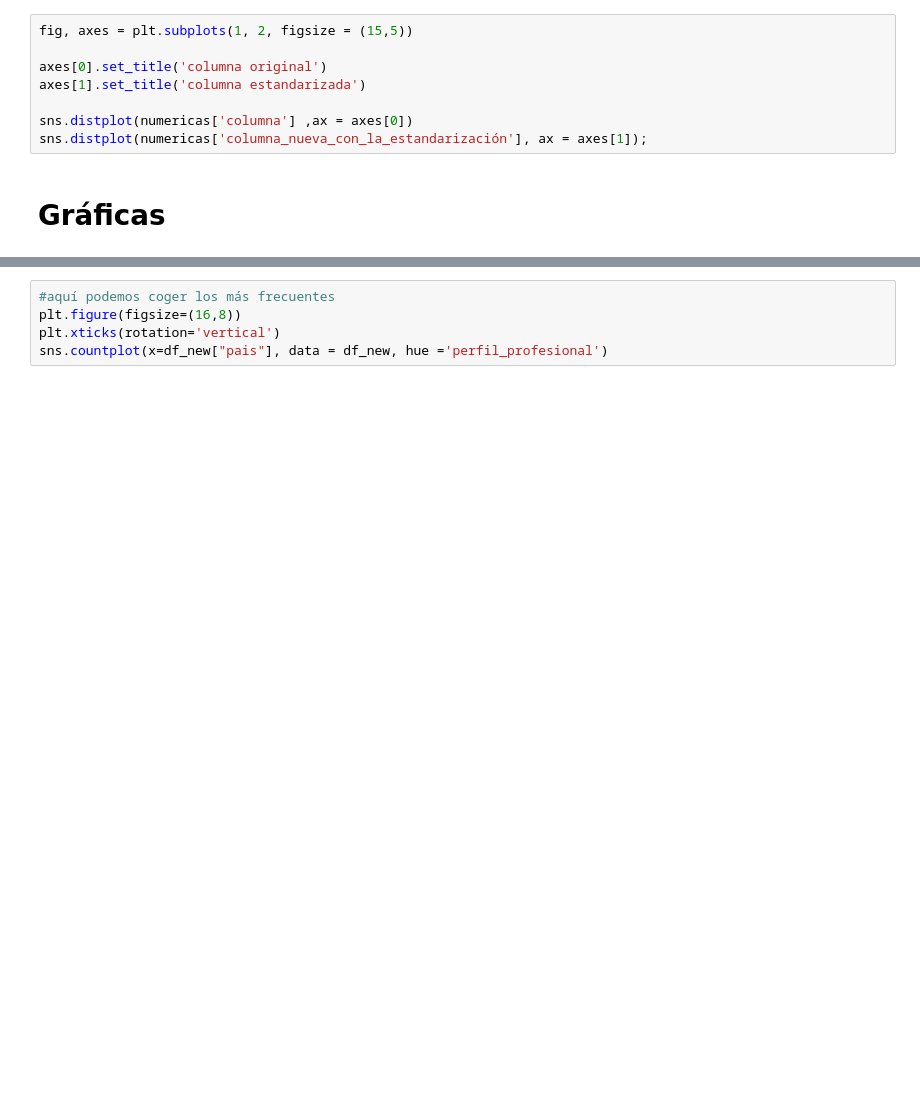
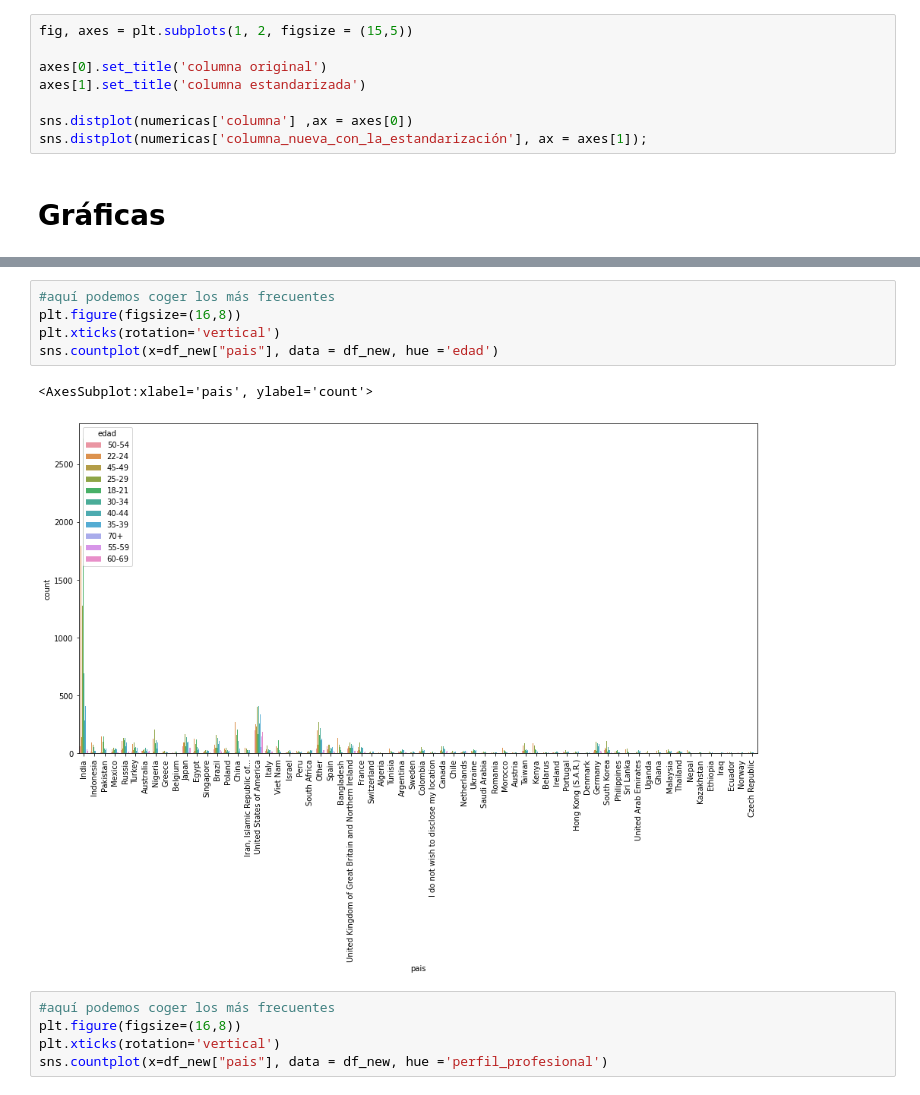
Before and after one commit to Adalab/project-da-promo-A-module-2-team-2, a Jupyter notebook: Proyecto 2- guarrillo copy 2.ipynb, the cells around one changed output, grey strips where cells are left out. Drawn from its saved outputs; the diff is of its cells as text; blank space fills up the shorter version.

```diff
--- a/Proyecto 2- guarrillo copy 2.ipynb
+++ b/Proyecto 2- guarrillo copy 2.ipynb
@@ -1055,3 +1129,11 @@ df_new.head(2)
+# %%
+#aquí podemos coger los más frecuentes
+plt.figure(figsize=(16,8))
+plt.xticks(rotation='vertical')
+sns.countplot(x=df_new["pais"], data = df_new, hue ='edad')
+# %% [output]
+<AxesSubplot:xlabel='pais', ylabel='count'>
+[figure, added]
 # %%
 #aquí podemos coger los más frecuentes
 plt.figure(figsize=(16,8))
```
Also changed, not shown: parts of 14 cells of this notebook.
